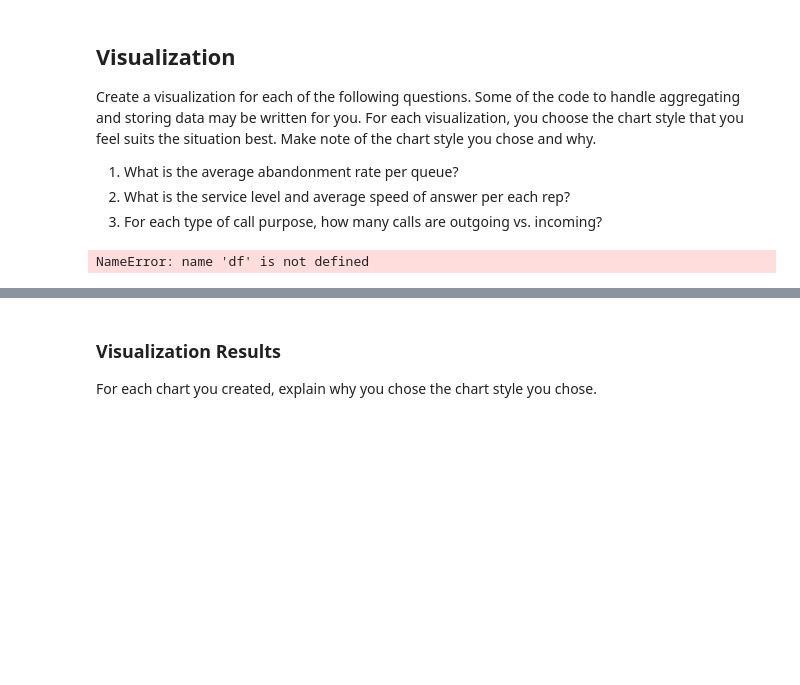
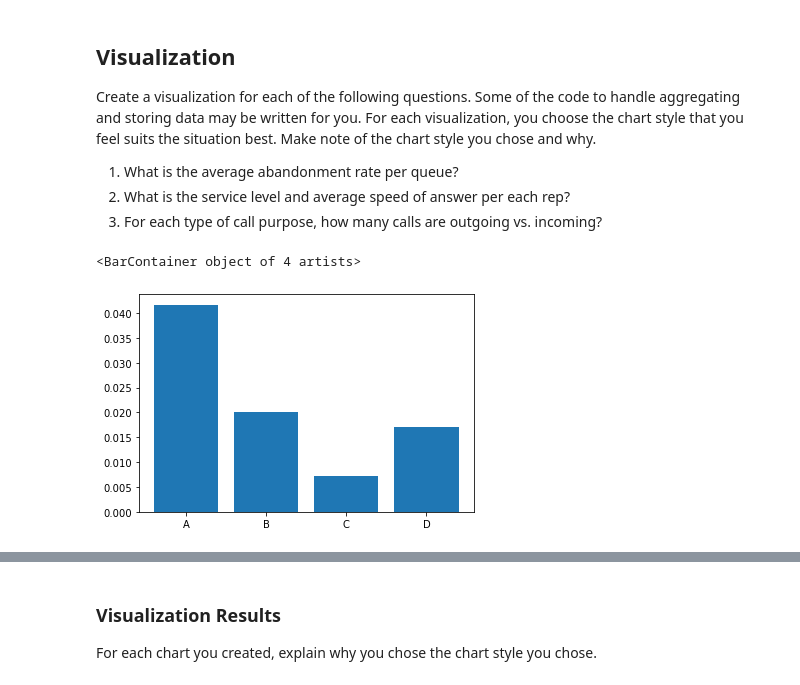
Before and after one commit to RohiniBhingardive/call-center-cleanup-assignment, a Jupyter notebook: Call Center Cleanup.ipynb, the cells around one changed output, grey strips where cells are left out. Drawn from its saved outputs; the diff is of its cells as text; code cells hidden in the pictures; blank space fills up the shorter version.

```diff
--- a/Call Center Cleanup.ipynb
+++ b/Call Center Cleanup.ipynb
@@ -166,3 +230,45 @@ Before you begin answering any questions, combine the two datasets together to c
 4. For each branch and the entire company, what is the average speed of answer?
 # %%
 # Manipulate data here
+frames = [north_df, south_df]
+df = pd.concat(frames)
+
+#1. Group by Rep ID and sum the resulting structure.
+#.  Sort by calls to determine which rep in each branch has the highest number of calls.
+repCallsDesc = df.groupby(['Rep ID'])['Rep ID'].count().sort_values(ascending=False)
+print("Total calls by each Rep desc: ", repCallsDesc)
+
+#2. The average call abandonment rate is a KPI when it comes to
+#.  determining call center efficiency. As you may recall,
+#.  abandoned calls are calls where the customer hangs up due to long call times.
+#.  What is the average call abandonment rate for each branch and the whole company?
+#.  Do any of these fall out of the optimal range of 2-5%?
+northAbandonedValueCounts = north_df.Abandoned.value_counts()
+southAbandonedValueCounts = south_df.Abandoned.value_counts()
+companyAbandonedValueCounts = df.Abandoned.value_counts()
+print('North branch Abandoned calls %ge:', northAbandonedValueCounts/northAbandonedValueCounts.sum()*100)
+print('South branch Abandoned calls %ge:', southAbandonedValueCounts/southAbandonedValueCounts.sum()*100)
+print('Company Abandoned calls %ge:', companyAbandonedValueCounts/companyAbandonedValueCounts.sum()*100)
+
+#3.
+northIncoming_df = north_df[north_df['Incoming or Outgoing'] == 'Incoming']
+northBranchServiceLevel=(northIncoming_df[northIncoming_df['Incoming Wait Time']<=2.0]['Incoming or Outgoing'].count())/northIncoming_df['Incoming or Outgoing'].count() * 100
+print('North Branch Service Level %:', northBranchServiceLevel)
+
+southIncoming_df = south_df[south_df['Incoming or Outgoing'] == 'Incoming']
+southBranchServiceLevel=(southIncoming_df[southIncoming_df['Incoming Wait Time']<=2.0]['Incoming or Outgoing'].count())/southIncoming_df['Incoming or Outgoing'].count() * 100
+print('South Branch Service Level %:', southBranchServiceLevel)
+
+companyIncoming_df = df[df['Incoming or Outgoing'] == 'Incoming']
+companyServiceLevel=(companyIncoming_df[companyIncoming_df['Incoming Wait Time']<=2.0]['Incoming or Outgoing'].count())/companyIncoming_df['Incoming or Outgoing'].count() * 100
+print('Company Service Level %:', companyServiceLevel)
+
+#4. Avg. speed of answer
+northAvgAnsSpeed = north_df['Incoming Wait Time'].mean()
+print('North Branch Average Speed of Answer:', northAvgAnsSpeed)
+
+southAvgAnsSpeed = south_df['Incoming Wait Time'].mean()
+print('South Branch Average Speed of Answer:', southAvgAnsSpeed)
+
+companyAvgAnsSpeed = df['Incoming Wait Time'].mean()
+print('Company Average Speed of Answer:', companyAvgAnsSpeed)
@@ -184,14 +351,17 @@ Create a visualization for each of the following questions. Some of the code to
 # %%
 # Create visualization 1 here
 # The dictionary abandonment_rates has the data you need.
 
 abandonment_rates = {}
 queues = ["A", "B", "C", "D"]
 queue_dict = df.groupby("Queue").agg("sum")
 for i in range(4):
     abandonment_rates[queues[i]] = queue_dict["Abandoned"][i] / queue_dict["Calls"][i]
+
+plt.bar(*zip(*abandonment_rates.items()))
 # %% [output]
-NameError: name 'df' is not defined
+<BarContainer object of 4 artists>
+[figure, added]
 # %%
 # Create visualization 2 here
 # north_plt contains the data you need for the average speed of answer of each rep
```
Also changed, not shown: parts of 7 cells of this notebook.
